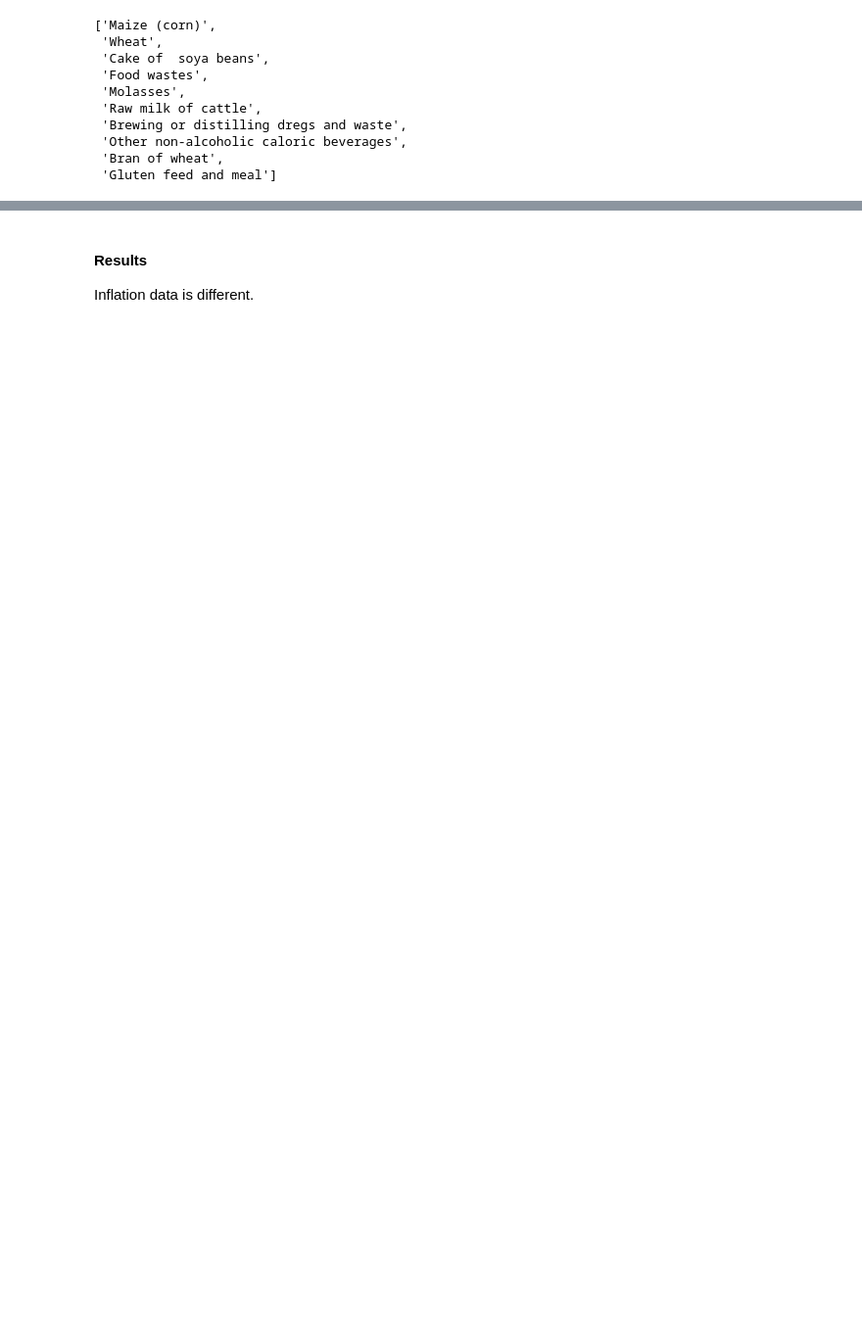
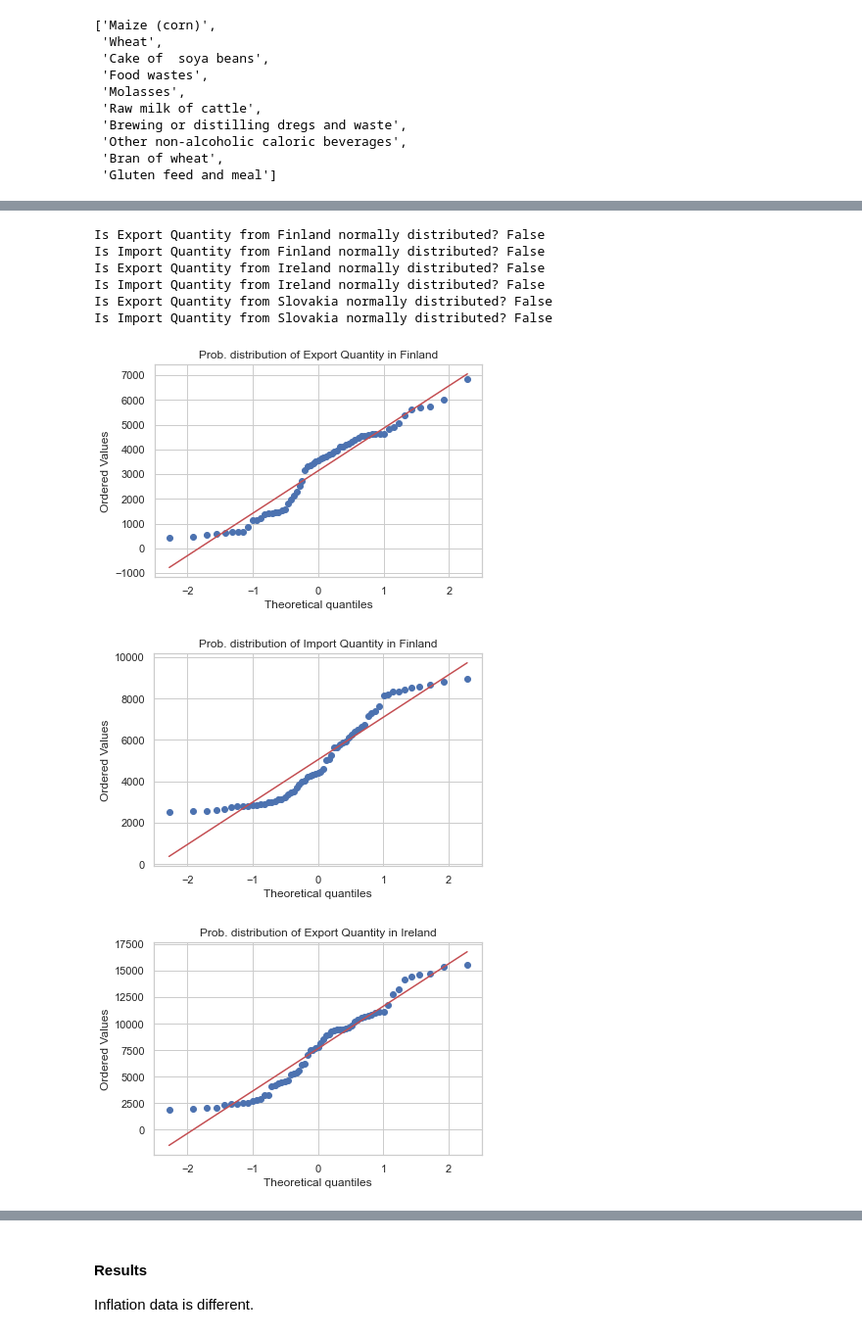
Before and after one commit to CCT-MastersDA/cct-ca2, a Jupyter notebook: jupyter/Statistics.ipynb, the cells around one changed output, grey strips where cells are left out. Shown at 98% size. Drawn from its saved outputs; the diff is of its cells as text; code cells hidden in the pictures; blank space fills up the shorter version.

```diff
--- a/jupyter/Statistics.ipynb
+++ b/jupyter/Statistics.ipynb
@@ -440,0 +514,6 @@ alt.Chart(top_10_items_data_qtt).mark_point(filled=True).encode(
+# %%
+# getting the average quantity of tonnes of import/export a year
+imp_ex_qtt_avg = im_ex_qtt_data.groupby(by=['Year', 'Element', 'Area'], as_index=False).mean().sort_values(by=['Year'], ignore_index=True)
+
+# getting the average value in US$ of import/export a year
+imp_ex_val_avg = im_ex_val_data.groupby(by=['Year', 'Element', 'Area'], as_index=False).mean().sort_values(by=['Year'], ignore_index=True)
@@ -441,4 +526,17 @@ alt.Chart(top_10_items_data_qtt).mark_point(filled=True).encode(
 # %%
-# checking import/export values distribution
-plotColGraph(im_ex_value_data[im_ex_value_data['Element'] == 'Import Value'].Value)
-plotColGraph(im_ex_value_data[im_ex_value_data['Element'] == 'Export Value'].Value)
+# checking import/export quantity average data are normal
+for c in list(imp_ex_qtt_avg.Area.unique()):
+    for e in list(imp_ex_qtt_avg.Element.unique()):
+        data = imp_ex_qtt_avg[(imp_ex_qtt_avg['Area'] == c)&(imp_ex_qtt_avg['Element'] == e)].Value
+        plotColGraph(data, f'Prob. distribution of {e} in {c}')
+        print(f'Is {e} from {c} normally distributed? {isDistNormal(data)}')
+# %% [output]
+Is Export Quantity from Finland normally distributed? False
+Is Import Quantity from Finland normally distributed? False
+Is Export Quantity from Ireland normally distributed? False
+Is Import Quantity from Ireland normally distributed? False
+Is Export Quantity from Slovakia normally distributed? False
+Is Import Quantity from Slovakia normally distributed? False
+[figure, added]
+[figure, added]
+[figure, added]
```
Also changed, not shown: parts of 72 cells of this notebook.
